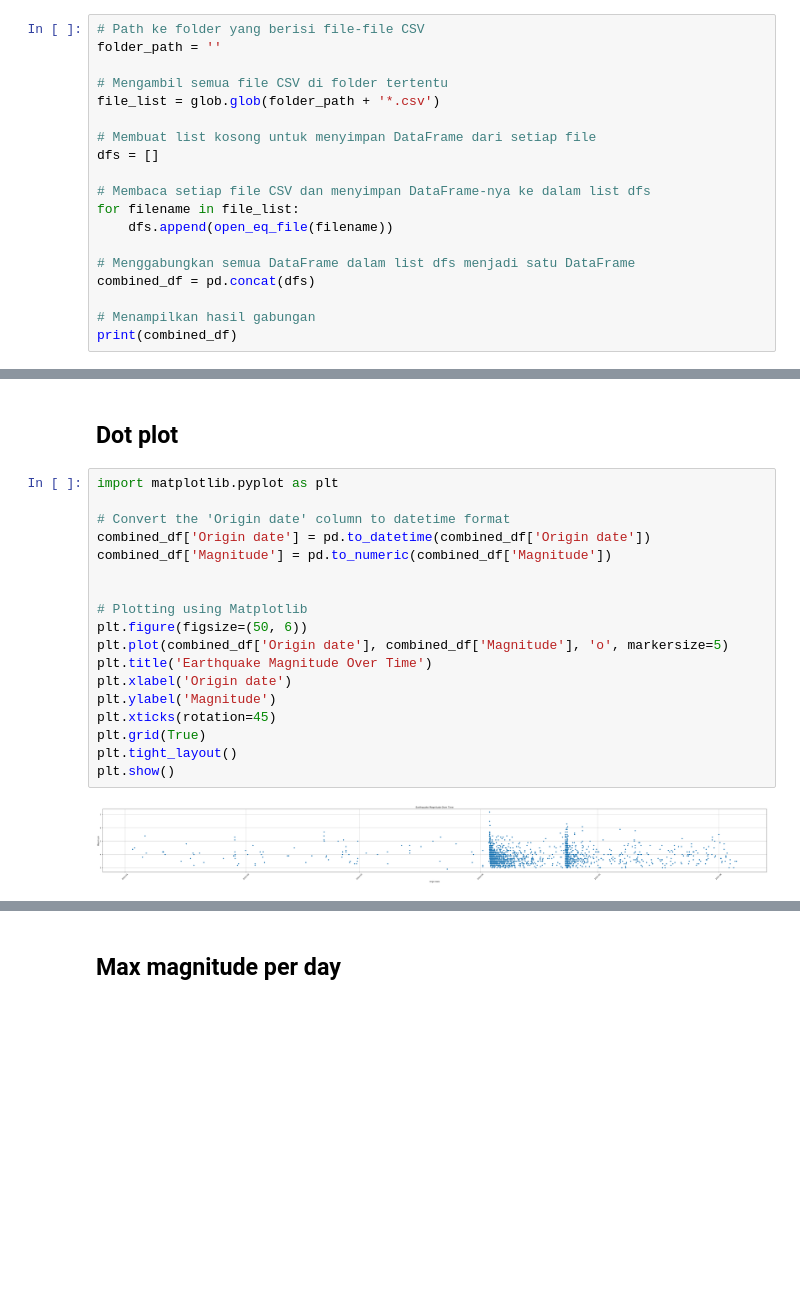
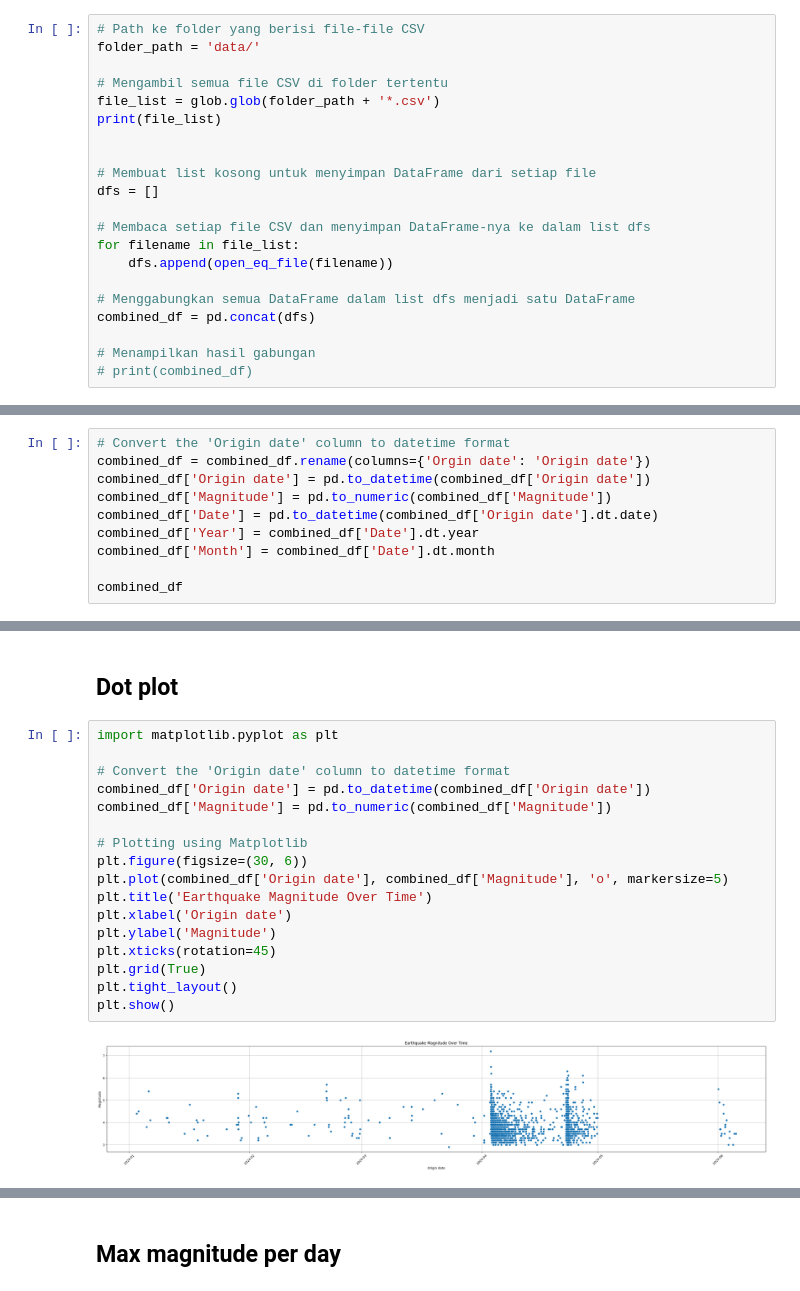
Before and after one commit to advcomp-earthquake/earthquake-monitor, a Jupyter notebook: final/combine_data.ipynb, the cells around one changed output, grey strips where cells are left out. Saved outputs shown, nothing was run; the diff lists cells and outputs as text; blank space fills up the shorter version.

```diff
--- a/final/combine_data.ipynb
+++ b/final/combine_data.ipynb
@@ -26,10 +19,12 @@ def open_eq_file(filename):
     return df
 # %%
 # Path ke folder yang berisi file-file CSV
-folder_path = ''
+folder_path = 'data/'
 
 # Mengambil semua file CSV di folder tertentu
 file_list = glob.glob(folder_path + '*.csv')
+print(file_list)
+
 
 # Membuat list kosong untuk menyimpan DataFrame dari setiap file
 dfs = []
@@ -42,5 +37,5 @@ for filename in file_list:
 combined_df = pd.concat(dfs)
 
 # Menampilkan hasil gabungan
-print(combined_df)
+# print(combined_df)
 # %% [output]
@@ -96,0 +43,10 @@ def open_eq_file(filename):
+# %%
+# Convert the 'Origin date' column to datetime format
+combined_df = combined_df.rename(columns={'Orgin date': 'Origin date'})
+combined_df['Origin date'] = pd.to_datetime(combined_df['Origin date'])
+combined_df['Magnitude'] = pd.to_numeric(combined_df['Magnitude'])
+combined_df['Date'] = pd.to_datetime(combined_df['Origin date'].dt.date)
+combined_df['Year'] = combined_df['Date'].dt.year
+combined_df['Month'] = combined_df['Date'].dt.month
+
+combined_df
@@ -99,20 +113,19 @@ def open_eq_file(filename):
 # %%
 import matplotlib.pyplot as plt
 
 # Convert the 'Origin date' column to datetime format
 combined_df['Origin date'] = pd.to_datetime(combined_df['Origin date'])
 combined_df['Magnitude'] = pd.to_numeric(combined_df['Magnitude'])
 
-
 # Plotting using Matplotlib
-plt.figure(figsize=(50, 6))
+plt.figure(figsize=(30, 6))
 plt.plot(combined_df['Origin date'], combined_df['Magnitude'], 'o', markersize=5)
 plt.title('Earthquake Magnitude Over Time')
 plt.xlabel('Origin date')
 plt.ylabel('Magnitude')
 plt.xticks(rotation=45)
 plt.grid(True)
 plt.tight_layout()
 plt.show()
 # %% [output]
-[figure, old version]
+[figure, new version]
```
Also changed, not shown: parts of 9 cells of this notebook, 4 other files.
